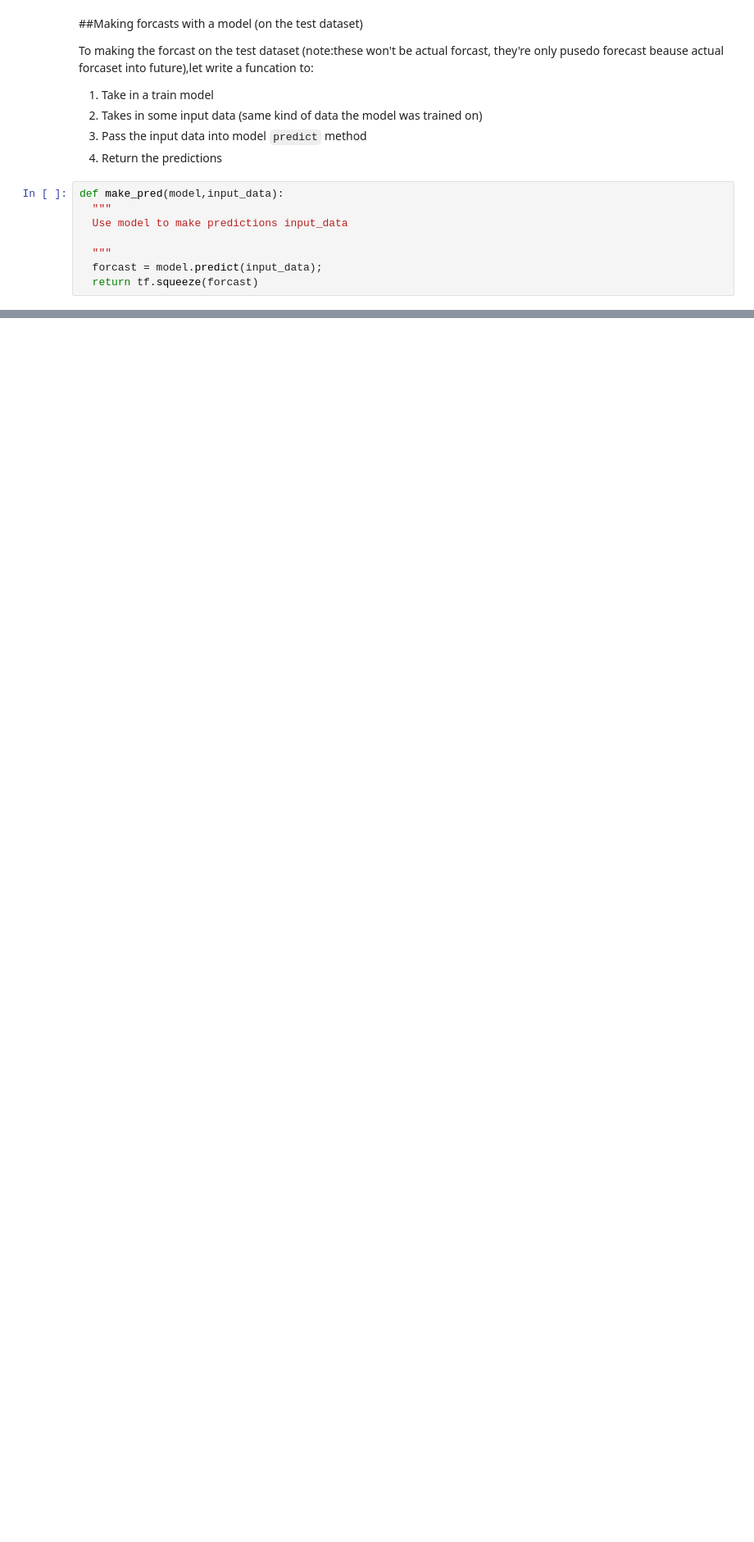
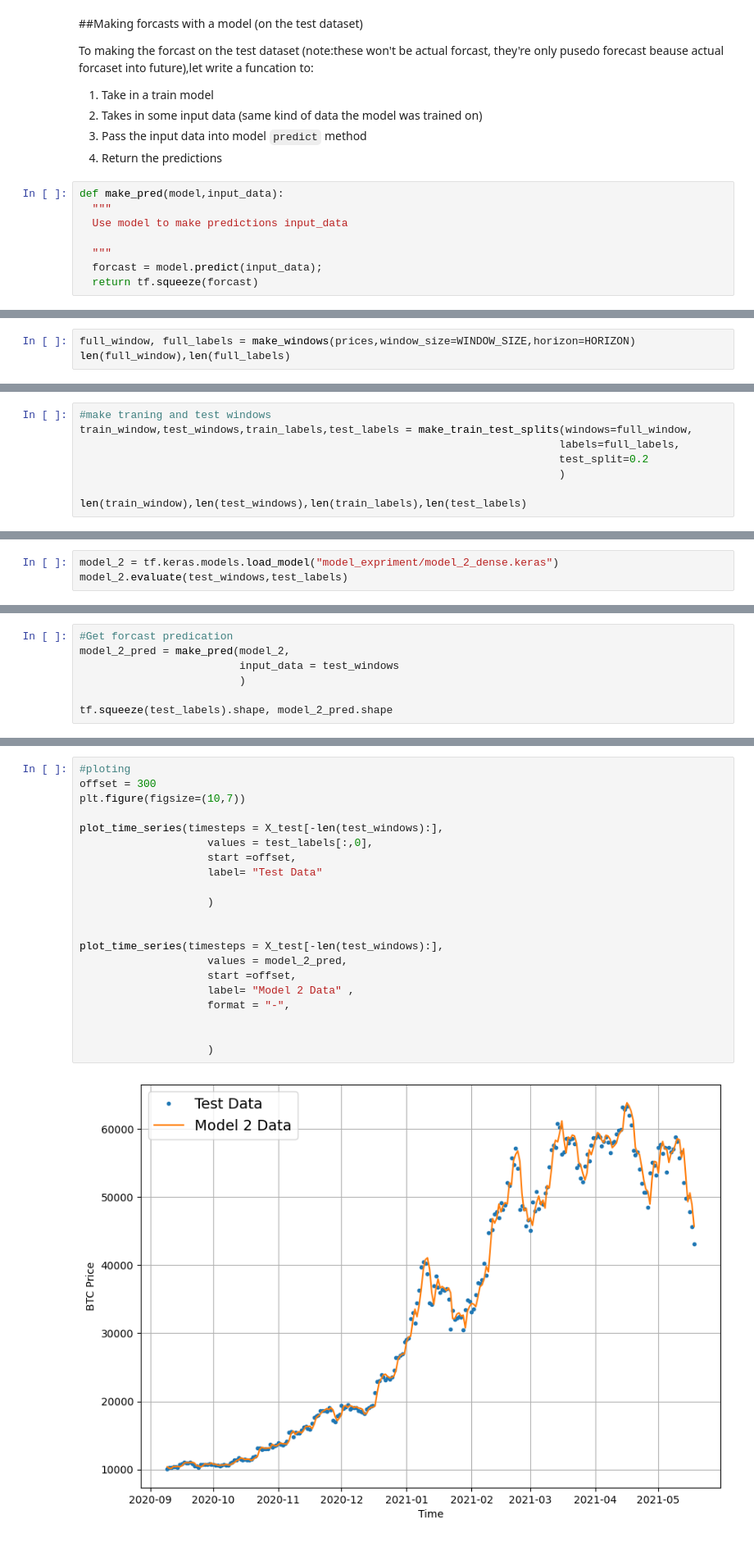
Before and after one commit to NITIN9694/TensorFlow-Learning, a Jupyter notebook: 11_time_series_forecasting_in_tensorflow.ipynb, the cells around one changed output, grey strips where cells are left out. Shown at 82% size. Drawn from its saved outputs; the diff is of its cells as text; blank space fills up the shorter version.

Commit message:
model 2 compelete

```diff
--- a/11_time_series_forecasting_in_tensorflow.ipynb
+++ b/11_time_series_forecasting_in_tensorflow.ipynb
@@ -672,0 +678,3 @@ plot_time_series(timesteps = X_test[-len(test_window):],
+# %%
+full_window, full_labels = make_windows(prices,window_size=WINDOW_SIZE,horizon=HORIZON)
+len(full_window),len(full_labels)
@@ -672,0 +683,8 @@ plot_time_series(timesteps = X_test[-len(test_window):],
+# %%
+#make traning and test windows
+train_window,test_windows,train_labels,test_labels = make_train_test_splits(windows=full_window,
+                                                                           labels=full_labels,
+                                                                           test_split=0.2
+                                                                           )
+
+len(train_window),len(test_windows),len(train_labels),len(test_labels)
@@ -672,0 +743,3 @@ plot_time_series(timesteps = X_test[-len(test_window):],
+# %%
+model_2 = tf.keras.models.load_model("model_expriment/model_2_dense.keras")
+model_2.evaluate(test_windows,test_labels)
@@ -672,0 +749,7 @@ plot_time_series(timesteps = X_test[-len(test_window):],
+# %%
+#Get forcast predication
+model_2_pred = make_pred(model_2,
+                         input_data = test_windows
+                         )
+
+tf.squeeze(test_labels).shape, model_2_pred.shape
@@ -672,0 +779,23 @@ plot_time_series(timesteps = X_test[-len(test_window):],
+# %%
+#ploting
+offset = 300
+plt.figure(figsize=(10,7))
+
+plot_time_series(timesteps = X_test[-len(test_windows):],
+                    values = test_labels[:,0],
+                    start =offset,
+                    label= "Test Data"
+
+                    )
+
+
+plot_time_series(timesteps = X_test[-len(test_windows):],
+                    values = model_2_pred,
+                    start =offset,
+                    label= "Model 2 Data" ,
+                    format = "-",
+
+
+                    )
+# %% [output]
+[figure, added]
```
Also changed, not shown: parts of 20 cells of this notebook.
